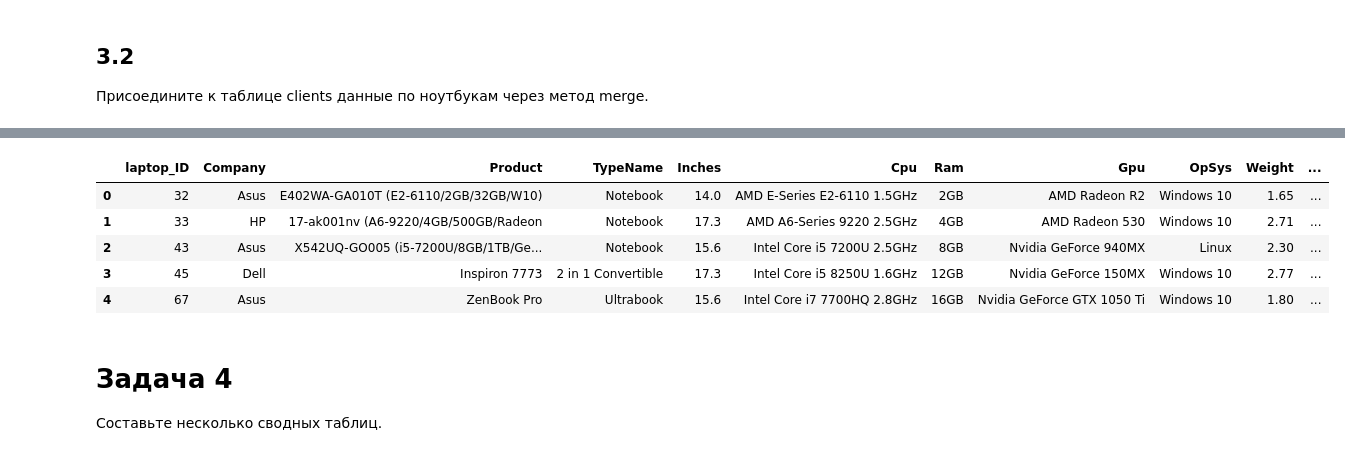
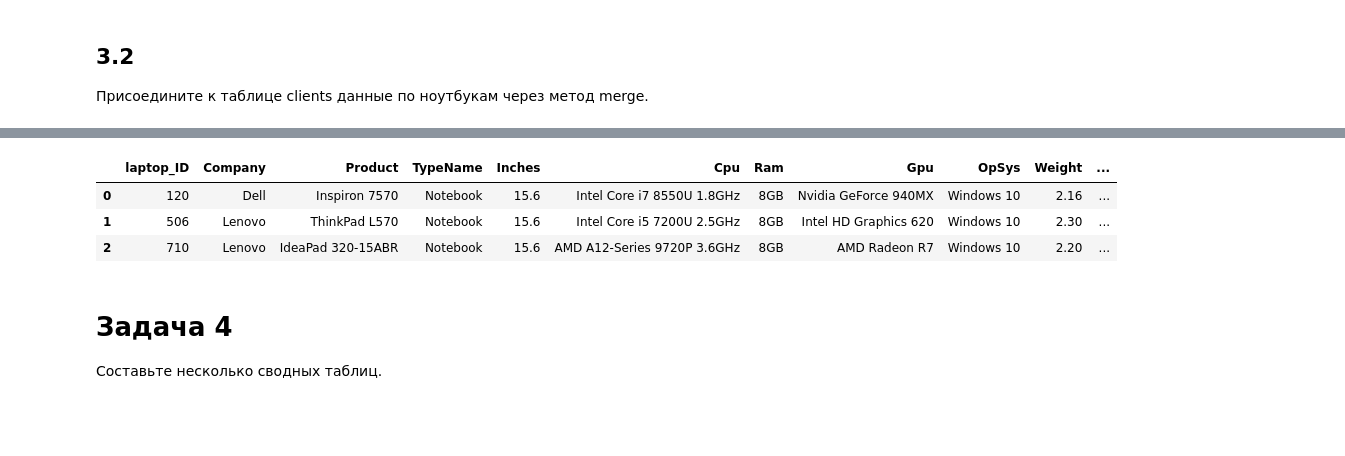
Before and after one commit to KeyzerovaAV/PythonAnalytics, a Jupyter notebook: Seminar3.ipynb, the cells around one changed output, grey strips where cells are left out. Cells and saved outputs as stored; diff of their text form; code cells hidden in the pictures; blank space fills up the shorter version.

```diff
--- a/Seminar3.ipynb
+++ b/Seminar3.ipynb
@@ -250,13 +263,11 @@ clients_df_merged1.head()
 # %%
-clients_df_merged2 = df.merge(clients, left_on = 'laptop_ID', right_on = 'client_id')
+clients_df_merged2 = df.merge(clients, left_on = 'laptop_ID', right_on = 'laptop_id')
 clients_df_merged2.head()
 # %% [output]
 |  | laptop_ID | Company | Product | TypeName | Inches | Cpu | Ram | Gpu | OpSys | Weight | ... |
-| 0 | 32 | Asus | E402WA-GA010T (E2-6110/2GB/32GB/W10) | Notebook | 14.0 | AMD E-Series E2-6110 1.5GHz | 2GB | AMD Radeon R2 | Windows 10 | 1.65 | ... |
-| 1 | 33 | HP | 17-ak001nv (A6-9220/4GB/500GB/Radeon | Notebook | 17.3 | AMD A6-Series 9220 2.5GHz | 4GB | AMD Radeon 530 | Windows 10 | 2.71 | ... |
-| 2 | 43 | Asus | X542UQ-GO005 (i5-7200U/8GB/1TB/Ge... | Notebook | 15.6 | Intel Core i5 7200U 2.5GHz | 8GB | Nvidia GeForce 940MX | Linux | 2.30 | ... |
-| 3 | 45 | Dell | Inspiron 7773 | 2 in 1 Convertible | 17.3 | Intel Core i5 8250U 1.6GHz | 12GB | Nvidia GeForce 150MX | Windows 10 | 2.77 | ... |
-| 4 | 67 | Asus | ZenBook Pro | Ultrabook | 15.6 | Intel Core i7 7700HQ 2.8GHz | 16GB | Nvidia GeForce GTX 1050 Ti | Windows 10 | 1.80 | ... |
+| 0 | 120 | Dell | Inspiron 7570 | Notebook | 15.6 | Intel Core i7 8550U 1.8GHz | 8GB | Nvidia GeForce 940MX | Windows 10 | 2.16 | ... |
+| 1 | 506 | Lenovo | ThinkPad L570 | Notebook | 15.6 | Intel Core i5 7200U 2.5GHz | 8GB | Intel HD Graphics 620 | Windows 10 | 2.30 | ... |
+| 2 | 710 | Lenovo | IdeaPad 320-15ABR | Notebook | 15.6 | AMD A12-Series 9720P 3.6GHz | 8GB | AMD Radeon R7 | Windows 10 | 2.20 | ... |
 # %% [markdown]
 # Задача 4
 Составьте несколько сводных таблиц.
```
Also changed, not shown: parts of 8 cells of this notebook.
